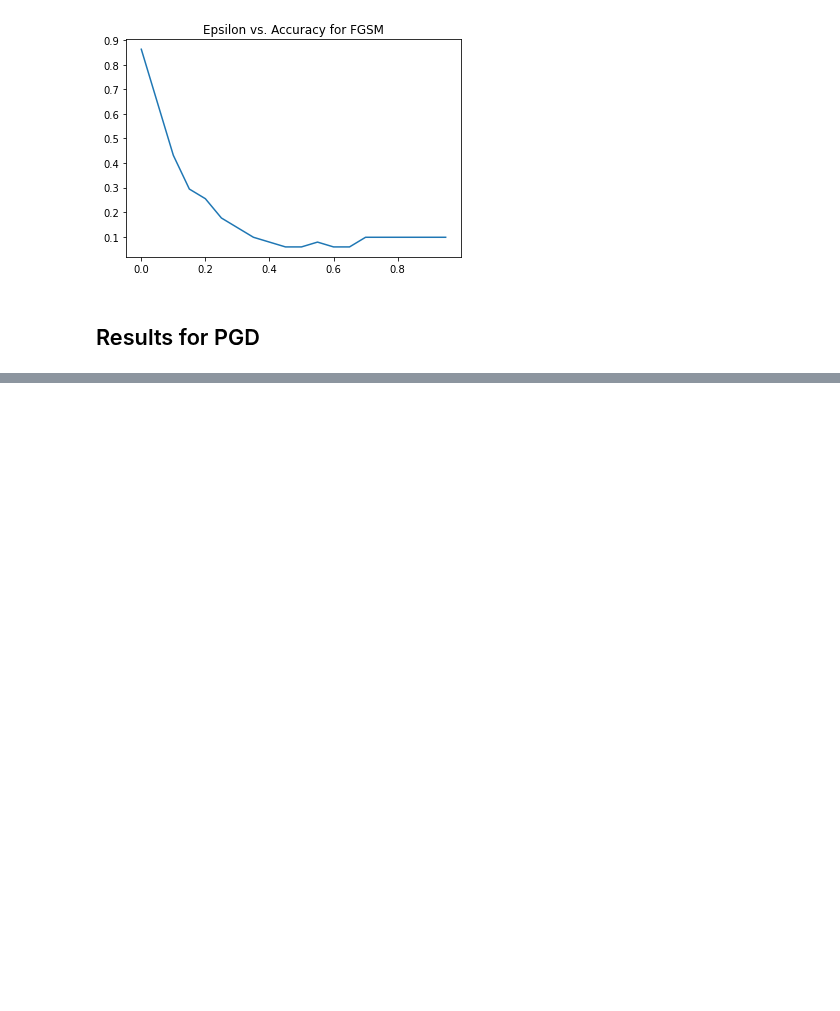
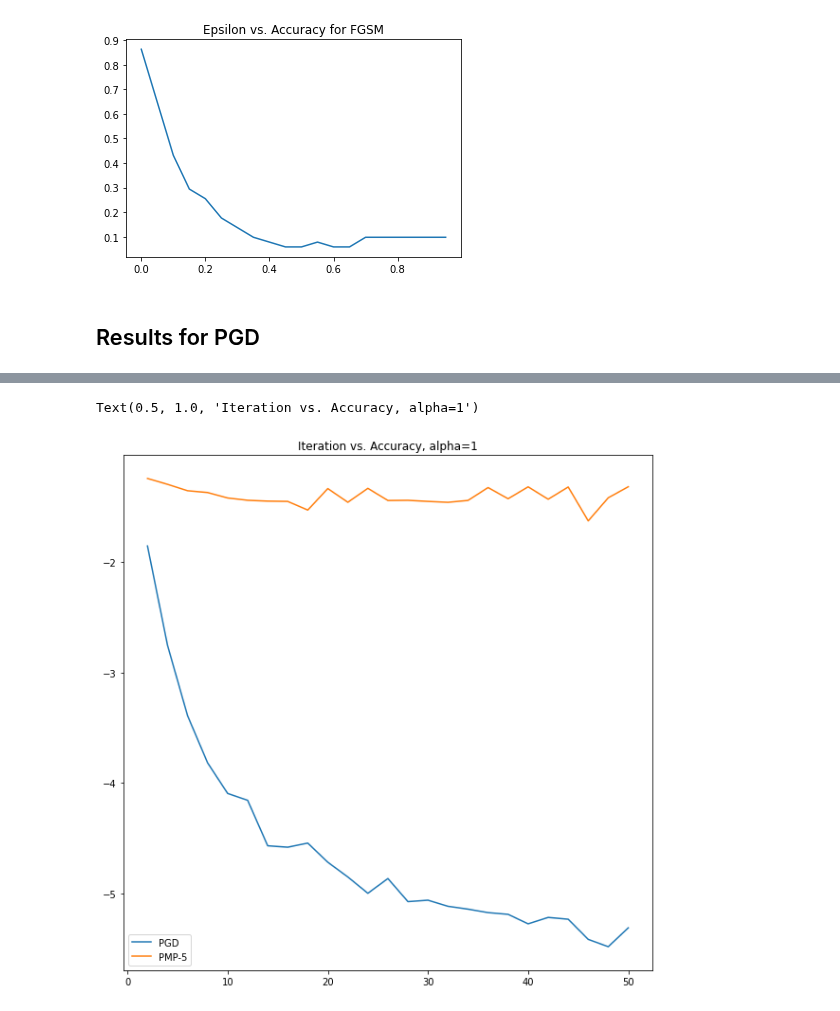
Before and after one commit to ypeng22/DLFinal, a Jupyter notebook: image_cnn_lstm_new.ipynb, the cells around one changed output, grey strips where cells are left out. Cells and saved outputs as stored; diff of their text form; code cells hidden in the pictures; blank space fills up the shorter version.

```diff
--- a/image_cnn_lstm_new.ipynb
+++ b/image_cnn_lstm_new.ipynb
@@ -593,0 +593,9 @@ for iteration in iteration_range:
+# %%
+plt.figure(figsize=(10,10))
+plt.plot(iteration_range, [-i for i in accs], label='PGD')
+plt.plot(iteration_range, [-i for i in accs2], label='PMP-5')
+plt.legend()
+plt.title("Iteration vs. Accuracy, alpha=1")
+# %% [output]
+Text(0.5, 1.0, 'Iteration vs. Accuracy, alpha=1')
+[figure, added]
```
Also changed, not shown: parts of 10 cells of this notebook.
